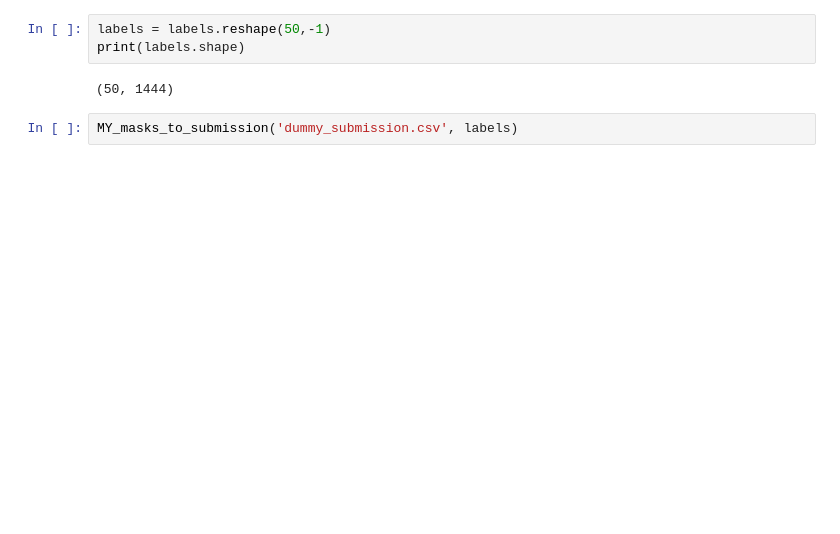
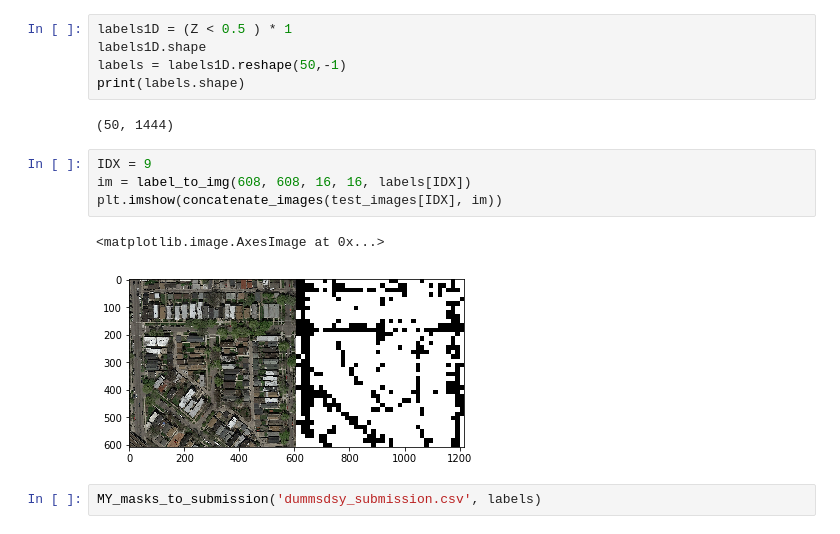
Before and after one commit to LeonardoPollina/ML_project_2, a Jupyter notebook: src/basicCNN.ipynb, the cells around one changed output. Drawn from its saved outputs; the diff is of its cells as text; blank space fills up the shorter version.

```diff
--- a/src/basicCNN.ipynb
+++ b/src/basicCNN.ipynb
@@ -286,7 +241,16 @@ def patch_to_label(patch):
 # %%
-labels = labels.reshape(50,-1)
+labels1D = (Z < 0.5 ) * 1
+labels1D.shape
+labels = labels1D.reshape(50,-1)
 print(labels.shape)
 # %% [output]
 (50, 1444)
+# %%
+IDX = 9
+im = label_to_img(608, 608, 16, 16, labels[IDX])
+plt.imshow(concatenate_images(test_images[IDX], im))
+# %% [output]
+<matplotlib.image.AxesImage at 0x...>
+[figure, added]
 # %%
-MY_masks_to_submission('dummy_submission.csv', labels)
+MY_masks_to_submission('dummsdsy_submission.csv', labels)
```
Also changed, not shown: parts of 24 cells of this notebook, 1 other file.
